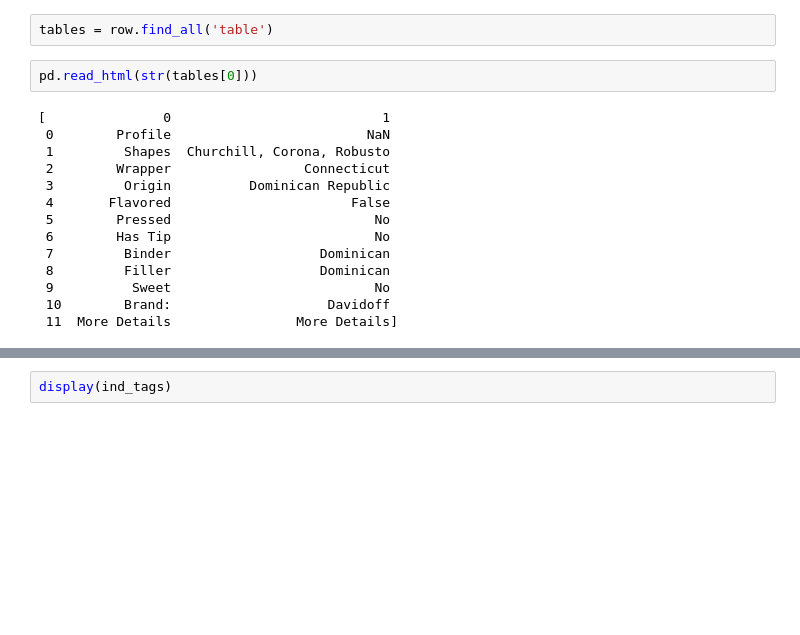
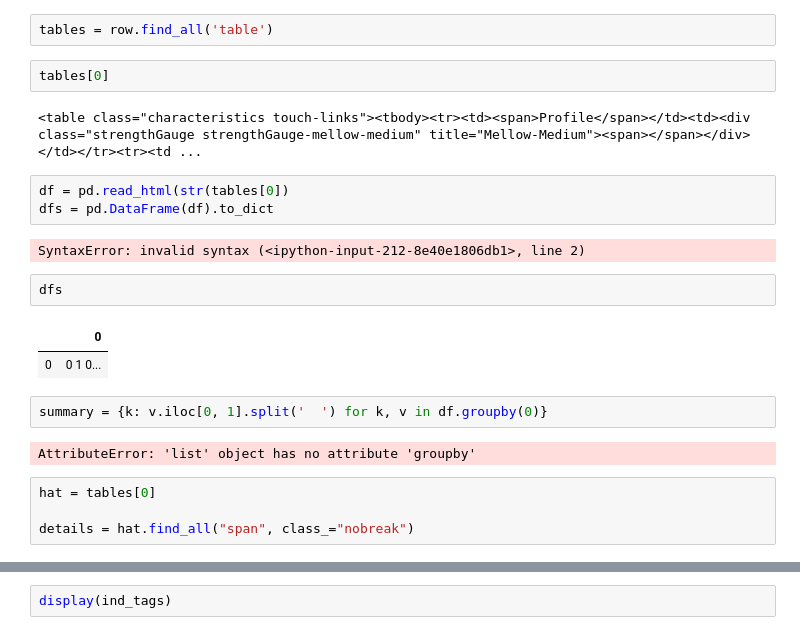
Before and after one commit to SteveRNewman/cigar_recommender, a Jupyter notebook: Capstone.ipynb, the cells around one changed output, grey strips where cells are left out. Cells and saved outputs as stored; diff of their text form; blank space fills up the shorter version.

```diff
--- a/Capstone.ipynb
+++ b/Capstone.ipynb
@@ -277,18 +273,24 @@ for page in pages:
 # %%
 tables = row.find_all('table')
+# %%
+tables[0]
+# %% [output]
+<table class="characteristics touch-links"><tbody><tr><td><span>Profile</span></td><td><div class="strengthGauge strengthGauge-mellow-medium" title="Mellow-Medium"><span></span></div></td></tr><tr><td ...
 # %%
-pd.read_html(str(tables[0]))
+df = pd.read_html(str(tables[0])
+dfs = pd.DataFrame(df).to_dict
 # %% [output]
-[               0                           1
- 0        Profile                         NaN
- 1         Shapes  Churchill, Corona, Robusto
- 2        Wrapper                 Connecticut
- 3         Origin          Dominican Republic
- 4       Flavored                       False
- 5        Pressed                          No
- 6        Has Tip                          No
- 7         Binder                   Dominican
- 8         Filler                   Dominican
- 9          Sweet                          No
- 10        Brand:                    Davidoff
- 11  More Details                More Details]
+SyntaxError: invalid syntax (<ipython-input-212-8e40e1806db1>, line 2)
+# %%
+dfs
+# %% [output]
+|  | 0 |
+| 0 | 0 1 0... |
+# %%
+summary = {k: v.iloc[0, 1].split('  ') for k, v in df.groupby(0)}
+# %% [output]
+AttributeError: 'list' object has no attribute 'groupby'
+# %%
+hat = tables[0]
+
+details = hat.find_all("span", class_="nobreak")
```
Also changed, not shown: parts of 17 cells of this notebook.
